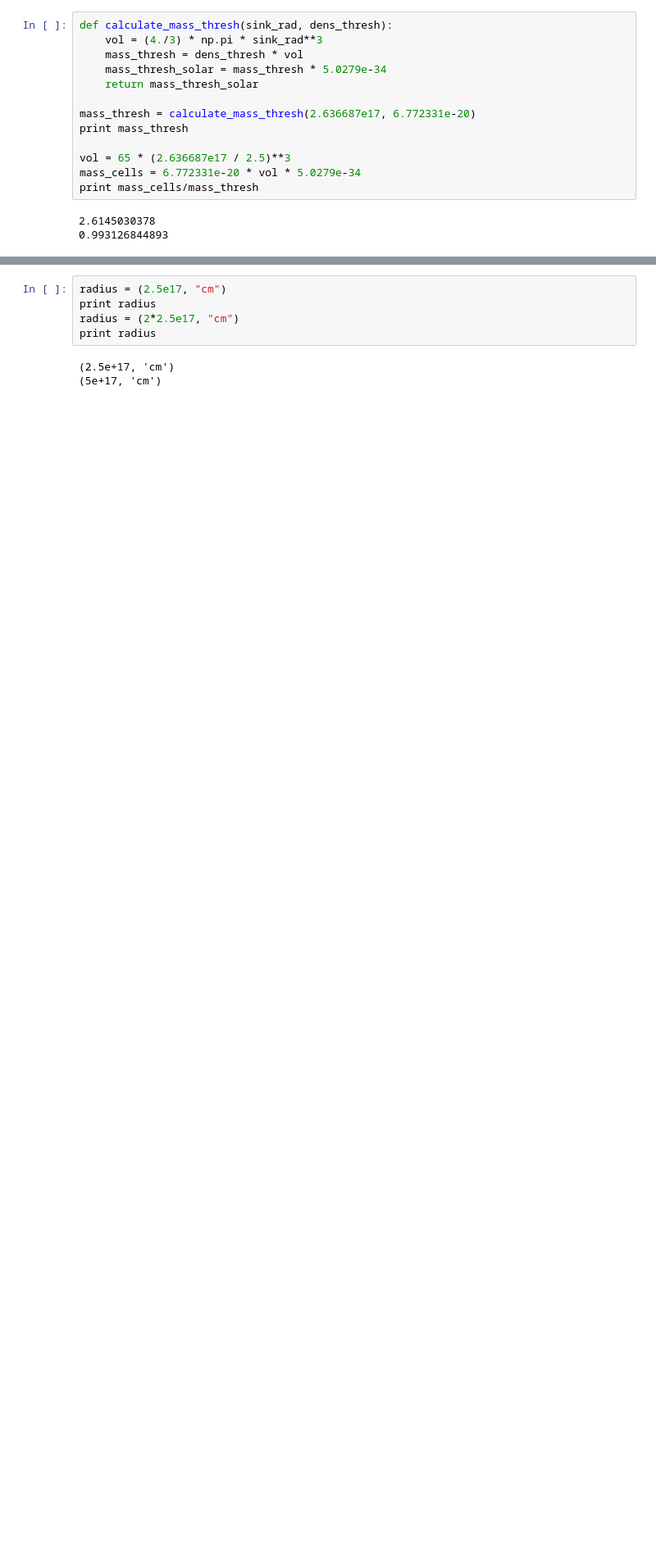
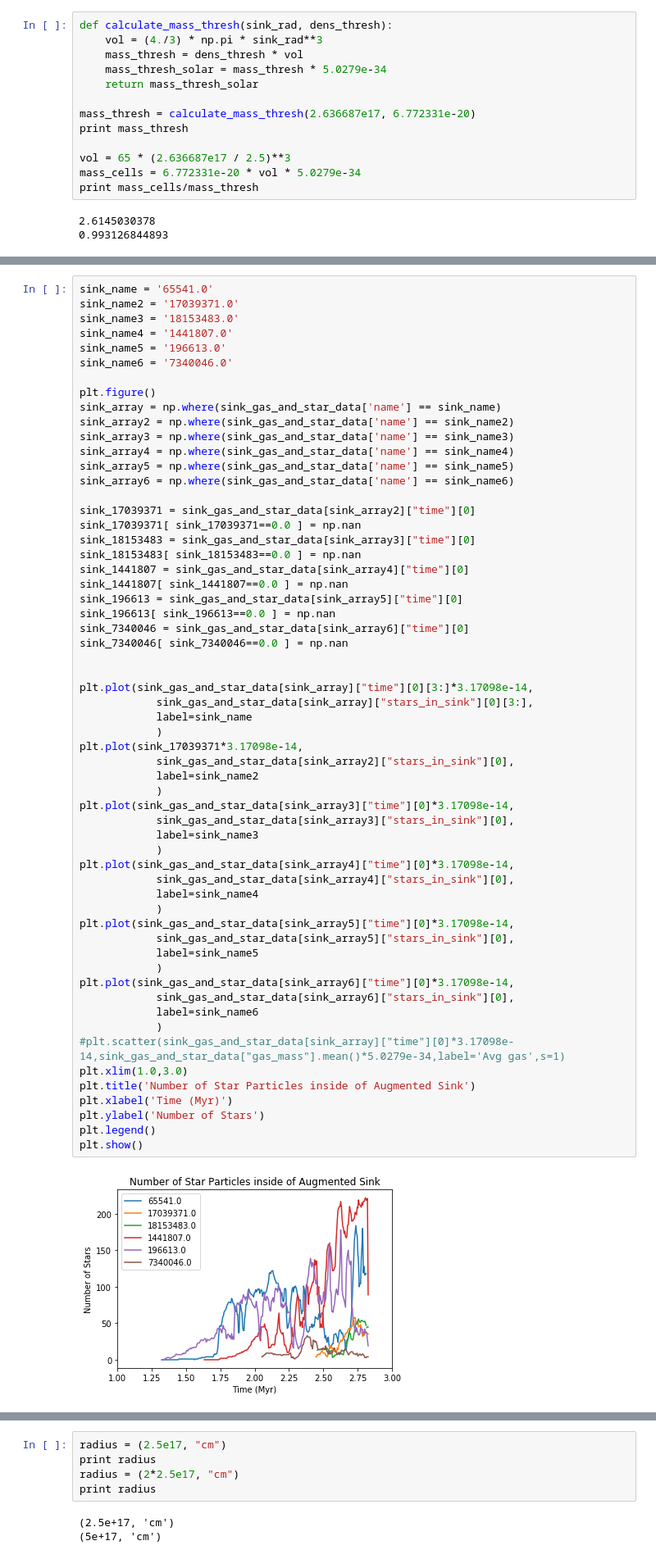
Before and after one commit to seanlabean/star-formation-methods, a Jupyter notebook: SinkGasStatus/plot-sink-data-from-pickle.ipynb, the cells around one changed output, grey strips where cells are left out. Shown at 82% size. Drawn from its saved outputs; the diff is of its cells as text; blank space fills up the shorter version.

```diff
--- a/SinkGasStatus/plot-sink-data-from-pickle.ipynb
+++ b/SinkGasStatus/plot-sink-data-from-pickle.ipynb
@@ -96,4 +107,65 @@ plt.show()
 [figure]
 [figure]
 [figure]
+# %%
+sink_name = '65541.0'
+sink_name2 = '17039371.0'
+sink_name3 = '18153483.0'
+sink_name4 = '1441807.0'
+sink_name5 = '196613.0'
+sink_name6 = '7340046.0'
+
+plt.figure()
+sink_array = np.where(sink_gas_and_star_data['name'] == sink_name)
+sink_array2 = np.where(sink_gas_and_star_data['name'] == sink_name2)
+sink_array3 = np.where(sink_gas_and_star_data['name'] == sink_name3)
+sink_array4 = np.where(sink_gas_and_star_data['name'] == sink_name4)
+sink_array5 = np.where(sink_gas_and_star_data['name'] == sink_name5)
+sink_array6 = np.where(sink_gas_and_star_data['name'] == sink_name6)
+
+sink_17039371 = sink_gas_and_star_data[sink_array2]["time"][0]
+sink_17039371[ sink_17039371==0.0 ] = np.nan
+sink_18153483 = sink_gas_and_star_data[sink_array3]["time"][0]
+sink_18153483[ sink_18153483==0.0 ] = np.nan
+sink_1441807 = sink_gas_and_star_data[sink_array4]["time"][0]
+sink_1441807[ sink_1441807==0.0 ] = np.nan
+sink_196613 = sink_gas_and_star_data[sink_array5]["time"][0]
+sink_196613[ sink_196613==0.0 ] = np.nan
+sink_7340046 = sink_gas_and_star_data[sink_array6]["time"][0]
+sink_7340046[ sink_7340046==0.0 ] = np.nan
+
+
+plt.plot(sink_gas_and_star_data[sink_array]["time"][0][3:]*3.17098e-14,
+            sink_gas_and_star_data[sink_array]["stars_in_sink"][0][3:],
+            label=sink_name
+            )
+plt.plot(sink_17039371*3.17098e-14,
+            sink_gas_and_star_data[sink_array2]["stars_in_sink"][0],
+            label=sink_name2
+            )
+plt.plot(sink_gas_and_star_data[sink_array3]["time"][0]*3.17098e-14,
+            sink_gas_and_star_data[sink_array3]["stars_in_sink"][0],
+            label=sink_name3
+            )
+plt.plot(sink_gas_and_star_data[sink_array4]["time"][0]*3.17098e-14,
+            sink_gas_and_star_data[sink_array4]["stars_in_sink"][0],
+            label=sink_name4
+            )
+plt.plot(sink_gas_and_star_data[sink_array5]["time"][0]*3.17098e-14,
+            sink_gas_and_star_data[sink_array5]["stars_in_sink"][0],
+            label=sink_name5
+            )
+plt.plot(sink_gas_and_star_data[sink_array6]["time"][0]*3.17098e-14,
+            sink_gas_and_star_data[sink_array6]["stars_in_sink"][0],
+            label=sink_name6
+            )
+#plt.scatter(sink_gas_and_star_data[sink_array]["time"][0]*3.17098e-14,sink_gas_and_star_data["gas_mass"].mean()*5.0279e-34,label='Avg gas',s=1)
+plt.xlim(1.0,3.0)
+plt.title('Number of Star Particles inside of Augmented Sink')
+plt.xlabel('Time (Myr)')
+plt.ylabel('Number of Stars')
+plt.legend()
+plt.show()
+# %% [output]
+[figure, added]
 # %%
```
Also changed, not shown: parts of 17 cells of this notebook, 4 other files.
